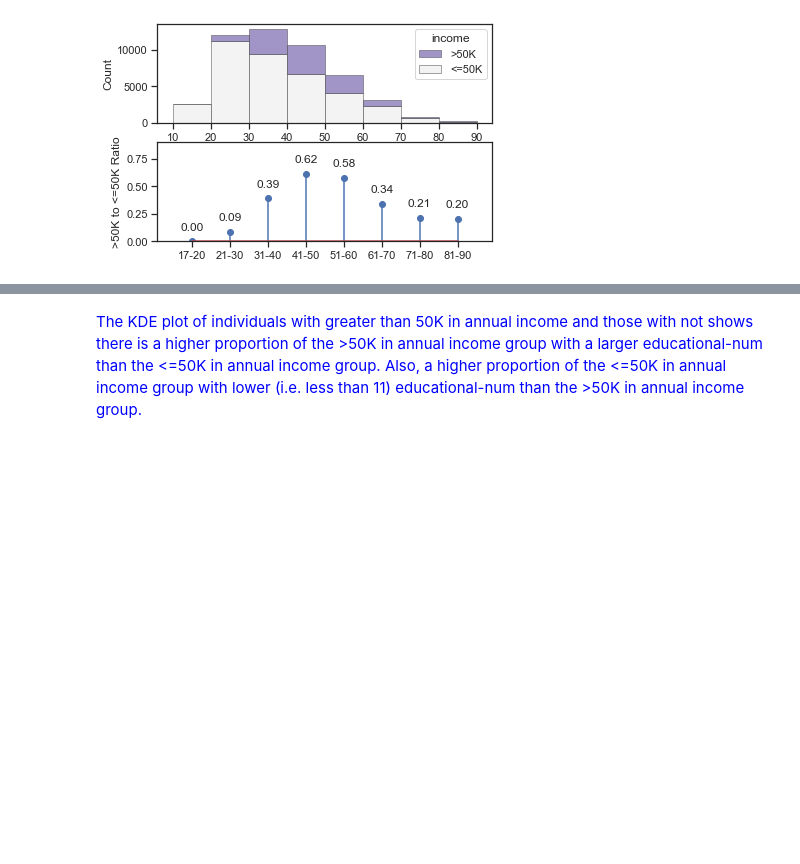
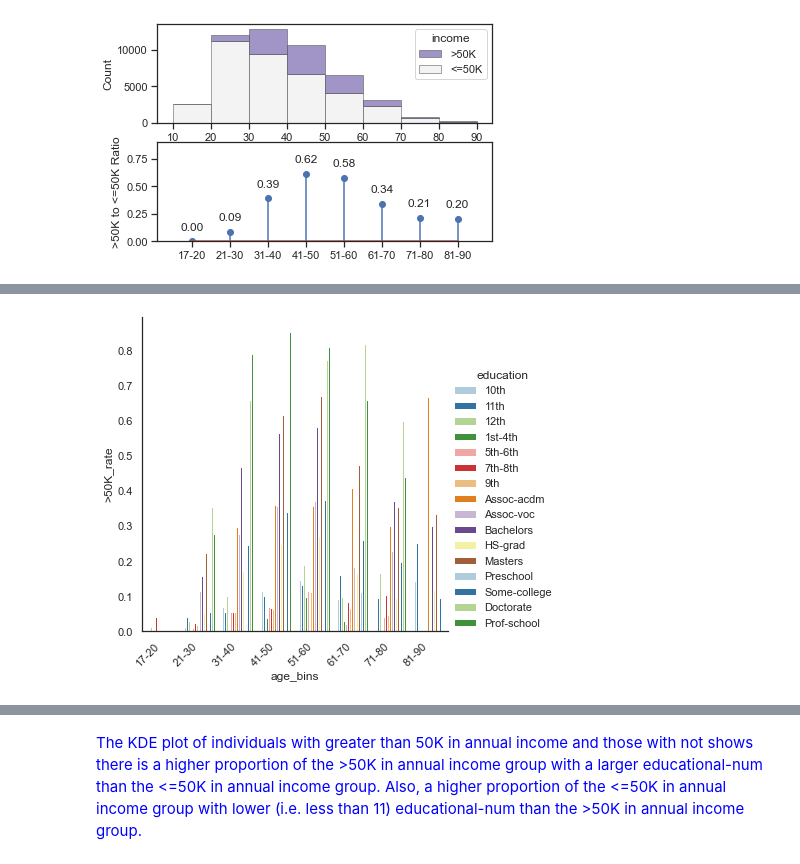
Before and after one commit to pauljacob/mini_projects, a Jupyter notebook: casfad_adult_income/03_Exploratory_Data_Analysis/03_exploratory_data_analysis_plots_plots.ipynb, the cells around one changed output, grey strips where cells are left out. Drawn from its saved outputs; the diff is of its cells as text; code cells hidden in the pictures; blank space fills up the shorter version.

```diff
--- a/casfad_adult_income/03_Exploratory_Data_Analysis/03_exploratory_data_analysis_plots_plots.ipynb
+++ b/casfad_adult_income/03_Exploratory_Data_Analysis/03_exploratory_data_analysis_plots_plots.ipynb
@@ -300,0 +325,3 @@ The age group of 31-40 has the most number of individuals with an income. Howeve
+# %%
+df_age_education_income.loc[:, '>50K'] = df_age_education_income.loc[:, '>50K'].fillna(0)
+df_age_education_income.head(11)
@@ -300,0 +341,4 @@ The age group of 31-40 has the most number of individuals with an income. Howeve
+# %%
+df_age_education_income.loc[:, 'total'] = df_age_education_income.loc[:, '<=50K'] + \
+                                          df_age_education_income.loc[:, '>50K']
+df_age_education_income.head(11)
@@ -300,0 +358,4 @@ The age group of 31-40 has the most number of individuals with an income. Howeve
+# %%
+df_age_education_income.loc[:, '>50K_rate'] = df_age_education_income.loc[:, '>50K'] \
+                                              / df_age_education_income.loc[:, 'total']
+df_age_education_income.head(11)
@@ -300,0 +375,4 @@ The age group of 31-40 has the most number of individuals with an income. Howeve
+# %%
+df_age_education_income.loc[:, '<=50K_rate'] =  df_age_education_income.loc[:, '<=50K'] \
+                                              / df_age_education_income.loc[:, 'total']
+df_age_education_income.head(11)
@@ -300,0 +392,23 @@ The age group of 31-40 has the most number of individuals with an income. Howeve
+# %%
+#sns.color_palette("rocket_r", as_cmap=True)
+#Paired
+
+sns.factorplot(x='age_bins',
+               y='>50K_rate',
+               hue='education',
+               data=df_age_education_income,
+               kind='bar',
+               palette="Paired")
+
+plt.tick_params(axis='x', rotation=45)
+
+plt.xticks(ha="right")
+
+plt.tick_params(bottom=False)
+
+plt.tick_params(left=False)
+
+
+#https://stackoverflow.com/questions/38807895/seaborn-multiple-barplots
+# %% [output]
+[figure, added]
```
Also changed, not shown: parts of 23 cells of this notebook.
